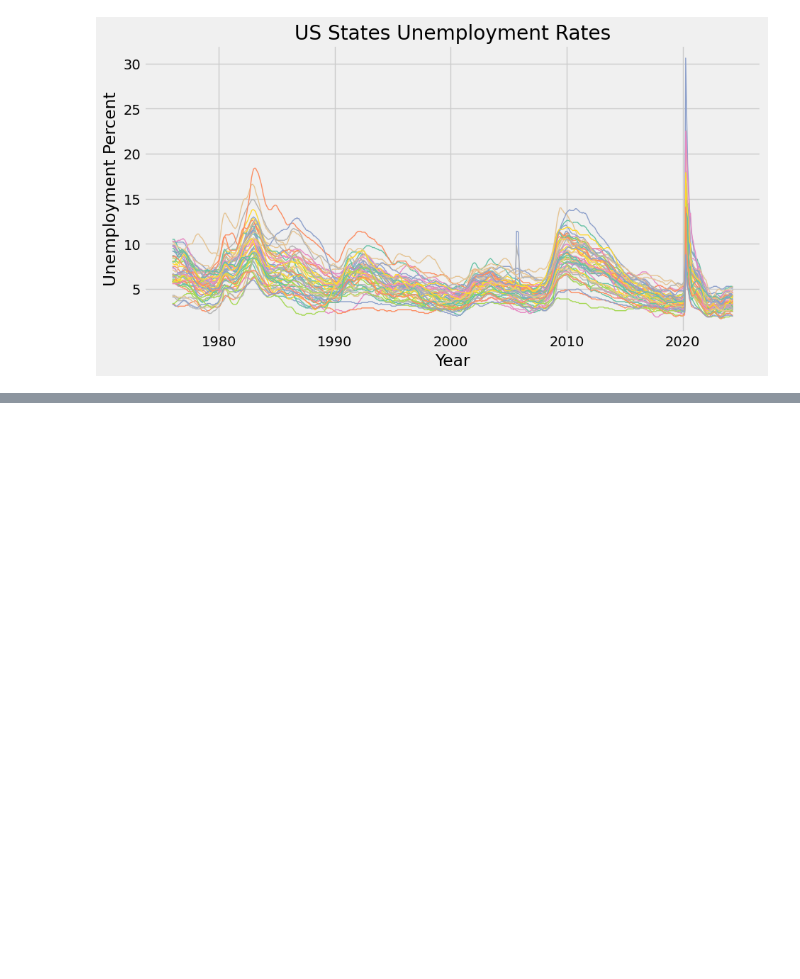
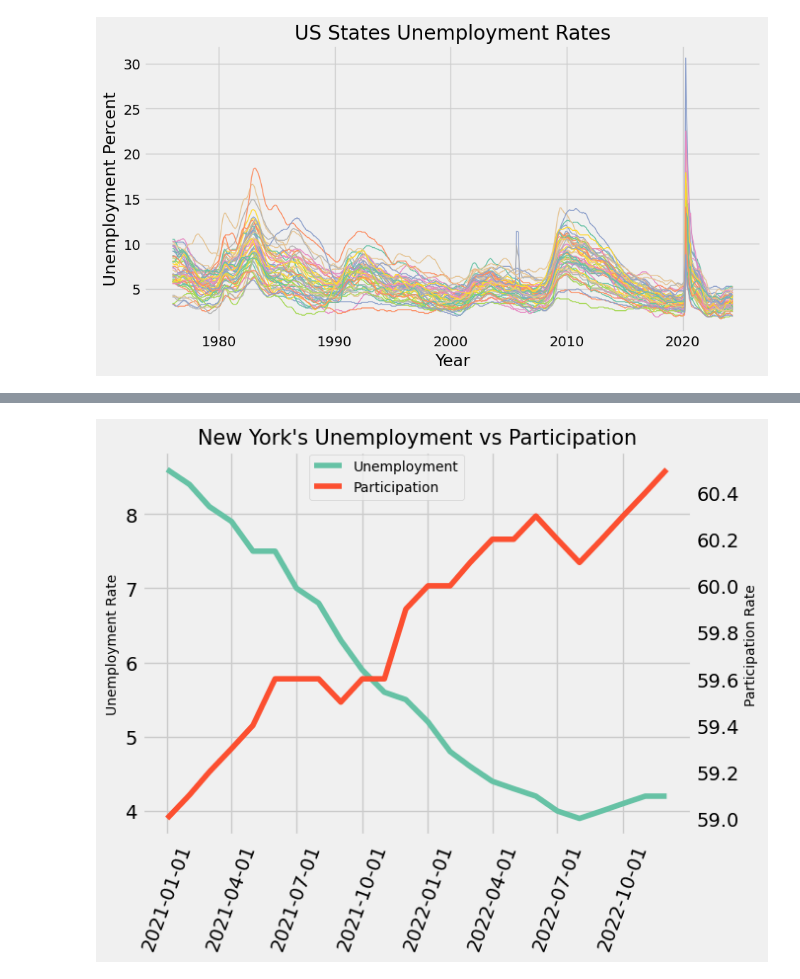
Before and after one commit to unbenounced/economic-analysis, a Jupyter notebook: economic-analysis.ipynb, the cells around one changed output, grey strips where cells are left out. Drawn from its saved outputs; the diff is of its cells as text; code cells hidden in the pictures; blank space fills up the shorter version.

```diff
--- a/economic-analysis.ipynb
+++ b/economic-analysis.ipynb
@@ -108,0 +102,11 @@ plt.show()
+# %%
+part_df = fred.search('participation rate state', filter=('frequency', 'Monthly'))
+part_df = part_df.query('seasonal_adjustment == "Seasonally Adjusted" and units == "Percent"')
+part_df = part_df.loc[part_df['title'].str.contains('Labor Force Participation Rate for ')]
+# %%
+part_id_to_state = part_df['title'].str.replace('Labor Force Participation Rate for ','').to_dict()
+part_results = [fred.get_series(myid).to_frame(name=myid) for myid in part_df.index]
+part_states = pd.concat(part_results, axis=1)
+
+# renaming columns to match state
+part_states.columns = [part_id_to_state[c] for c in part_states.columns]
@@ -108,0 +131,23 @@ plt.show()
+# %%
+fig, ax = plt.subplots()
+
+ax.plot(uemp_states.query('index >= 2021 and index < 2023')['New York'], label='Unemployment')
+ax.set_title("New York's Unemployment vs Participation", fontsize=15)
+ax.set_ylabel('Unemployment Rate', fontsize=10)
+plt.xticks(rotation=70)
+
+ax2 = ax.twinx()
+ax2.plot(part_states.query('index >= 2021 and index < 2023')['New York'], label='Participation', color=color_pal[1])
+ax2.grid(False)
+ax2.set_ylabel('Participation Rate', fontsize=10)
+
+ax.set_xticks(uemp_states.query('index >= 2021 and index < 2023').index[::3])
+plt
+# ax.set_xticklabels([date.strftime('%b') for date in uemp_states.query('index >= 2021 and index < 2023').index[::3]])
+
+
+fig.legend(bbox_to_anchor=(.6, .89), fontsize=10)
+
+plt.show()
+# %% [output]
+[figure, added]
```
Also changed, not shown: parts of 9 cells of this notebook.
